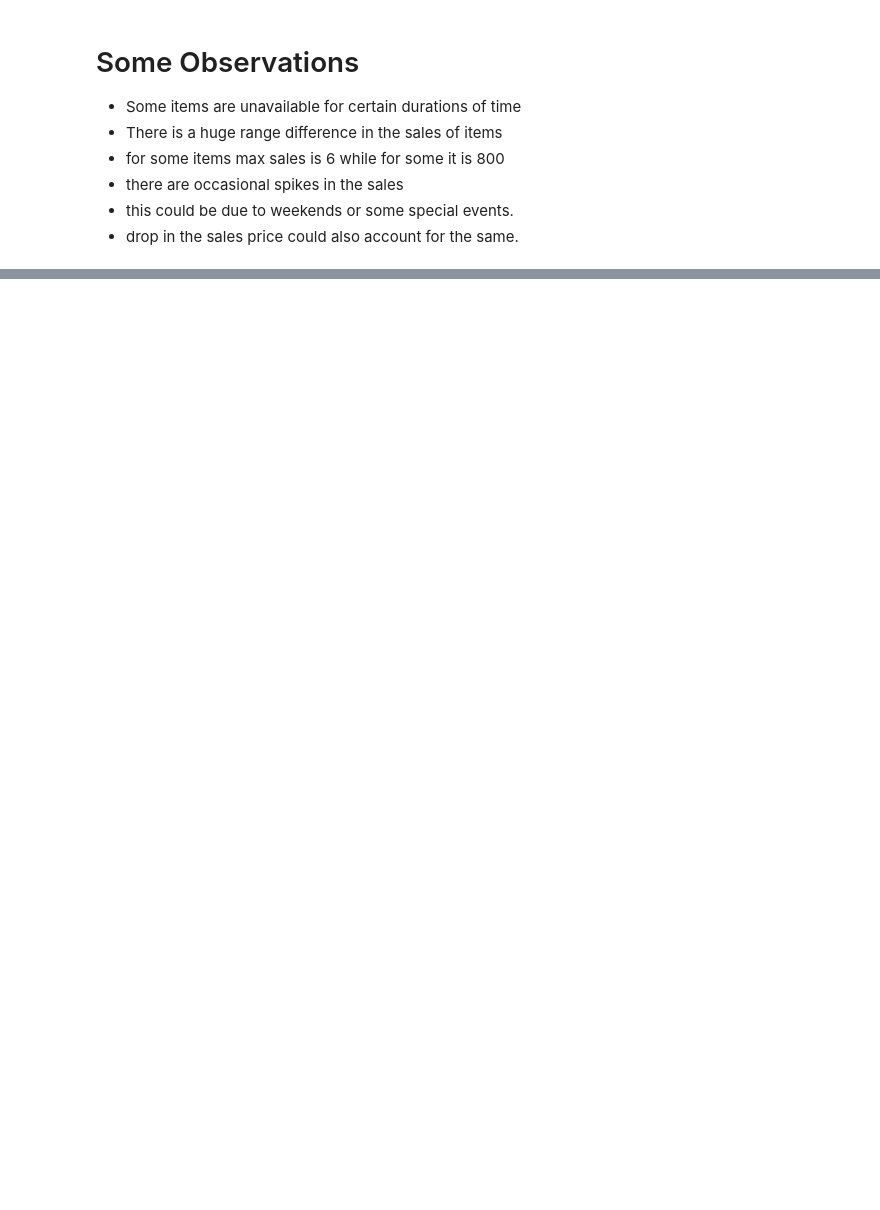
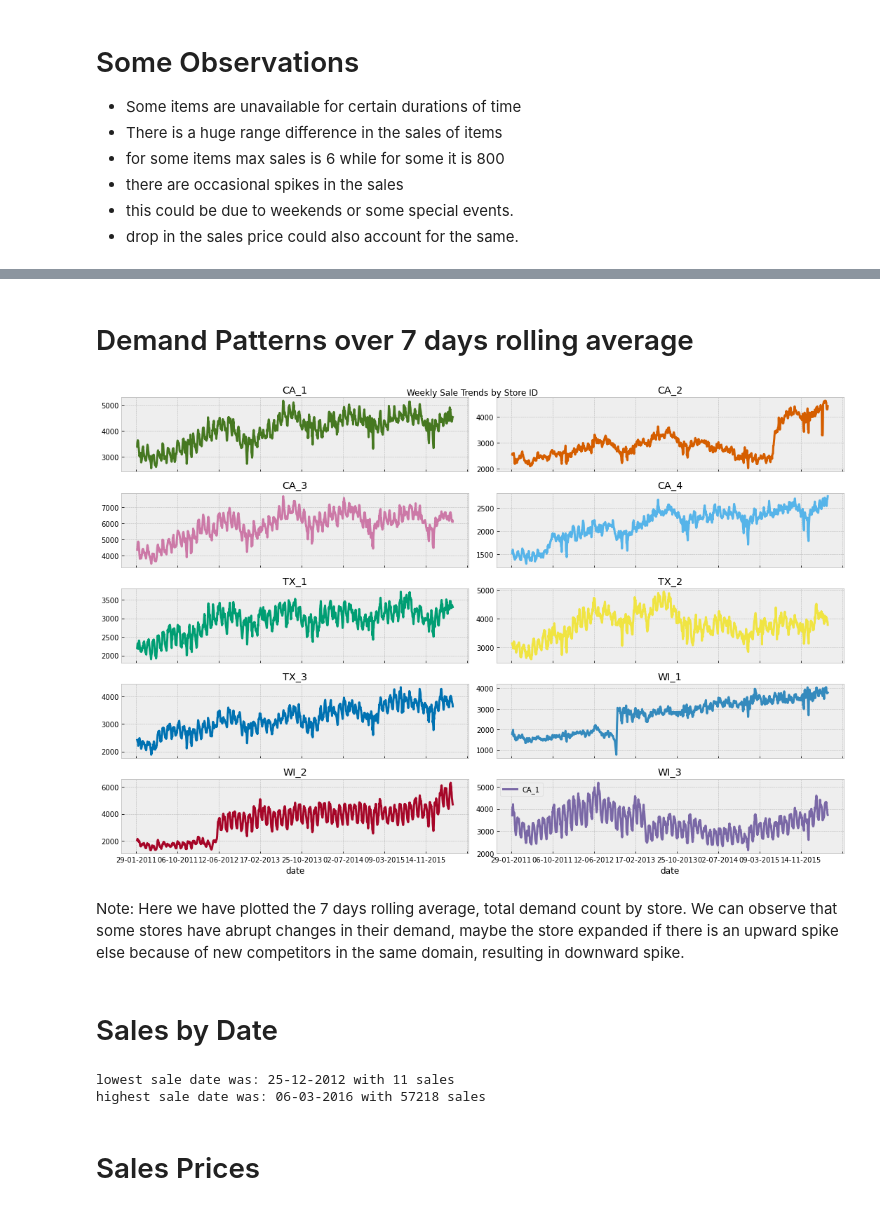
Before and after one commit to vineethm1627/Forcous, a Jupyter notebook: data_exploration.ipynb, the cells around one changed output, grey strips where cells are left out. Drawn from its saved outputs; the diff is of its cells as text; code cells hidden in the pictures; blank space fills up the shorter version.

```diff
--- a/data_exploration.ipynb
+++ b/data_exploration.ipynb
@@ -274,0 +358,31 @@ plt.show()
+# %% [markdown]
+# Demand Patterns over 7 days rolling average
+# %%
+fig, axes = plt.subplots(5, 2, figsize=(15, 10), sharex=True)
+axes = axes.flatten()
+ax_idx = 0
+for store in store_list:
+    items = [c for c in sales.columns if store in c]
+    sales[items].sum(axis=1).rolling(7).mean().plot(alpha = 1,ax = axes[ax_idx], title = store, lw=3, color=next(color_cycle))
+    ax_idx += 1
+
+plt.legend(store_list)
+plt.suptitle('Weekly Sale Trends by Store ID')
+plt.tight_layout()
+plt.show()
+# %% [output]
+[figure, added]
+# %% [markdown]
+Note:
+    Here we have plotted the 7 days rolling average, total demand count by store.
+    We can observe that some stores have abrupt changes in  their demand, maybe the store expanded if there is an upward       spike else because of new competitors in the same domain, resulting in downward spike.
+# %% [markdown]
+# Sales by Date
+# %%
+print('lowest sale date was:', sales.sum(axis=1).sort_values().index[0],
+     'with', sales.sum(axis=1).sort_values().values[0], 'sales')
+print('highest sale date was:', sales.sum(axis=1).sort_values(ascending=False).index[0],
+     'with', sales.sum(axis=1).sort_values(ascending=False).values[0], 'sales')
+# %% [output]
+lowest sale date was: 25-12-2012 with 11 sales
+highest sale date was: 06-03-2016 with 57218 sales
@@ -274,0 +392,2 @@ plt.show()
+# %% [markdown]
+# Sales Prices
```
Also changed, not shown: parts of 30 cells of this notebook.
